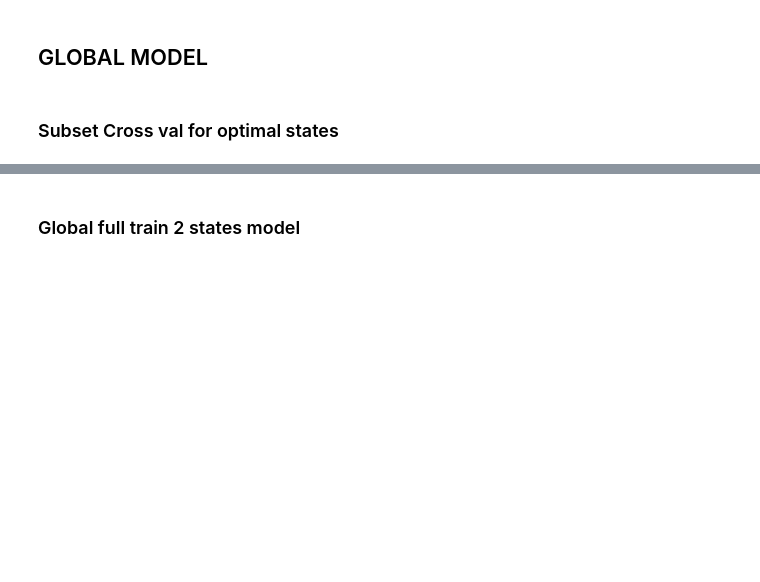
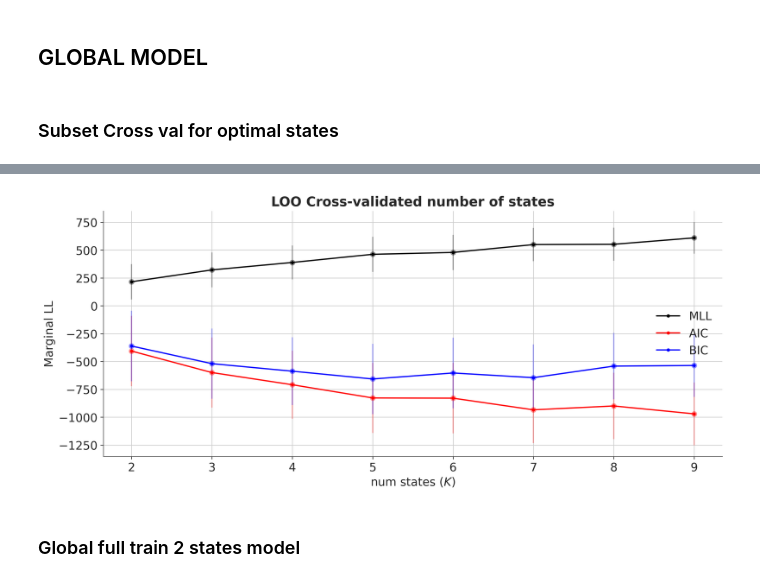
Before and after one commit to NuttidaLab/state_space_analysis, a Jupyter notebook: 05_global_init.ipynb, the cells around one changed output, grey strips where cells are left out. Saved outputs shown, nothing was run; the diff lists cells and outputs as text; code cells hidden in the pictures; blank space fills up the shorter version.

```diff
--- a/05_global_init.ipynb
+++ b/05_global_init.ipynb
@@ -83,5 +83,8 @@ train_emissions.shape
 # %% [markdown]
 ### Subset Cross val for optimal states
 # %%
-crossval_subset = np.random.choice(np.arange(0, len(train_emissions)), 50, replace=False)
+crossval_subset = np.random.choice(np.arange(0, len(train_emissions)), 400, replace=False)
 crossval_emissions = train_emissions[crossval_subset]
+
+# crossval_emissions = crossval_emissions[:,::2,:]
+crossval_emissions.shape
@@ -133,3 +221,24 @@ plt.title("Cross-validated number of states")
+# %%
+
+
+plt.figure()
+for k, per_fold_val_lls, iaic, ibic in zip(all_num_states, all_val_lls, aic, bic):
+    # plt.plot(k * jnp.ones_like(per_fold_val_lls), per_fold_val_lls, '.k', alpha=0.1)
+    # use this to make error bars isntead
+    plt.errorbar(k, jnp.mean(per_fold_val_lls), yerr=jnp.std(per_fold_val_lls), fmt='o', color='k', alpha=0.3)
+    plt.errorbar(k, jnp.mean(iaic), yerr=jnp.std(iaic), fmt='o', color='r', alpha=0.3)
+    plt.errorbar(k, jnp.mean(ibic), yerr=jnp.std(ibic), fmt='o', color='b', alpha=0.3)
+
+plt.plot(all_num_states, avg_val_lls, '-k.', label="MLL")
+plt.plot(all_num_states, aic.mean(axis=1), '-r.', label="AIC")
+plt.plot(all_num_states, bic.mean(axis=1), '-b.', label="BIC")
+plt.xlabel("num states ($K$)")
+plt.ylabel("Marginal LL")
+plt.title("LOO Cross-validated number of states")
+plt.legend( loc='center right')
+plt.show()
+# %% [output]
+[figure, added]
 # %% [markdown]
 ### Global full train 2 states model
 # %%
```
Also changed, not shown: parts of 14 cells of this notebook, 8 other files.
